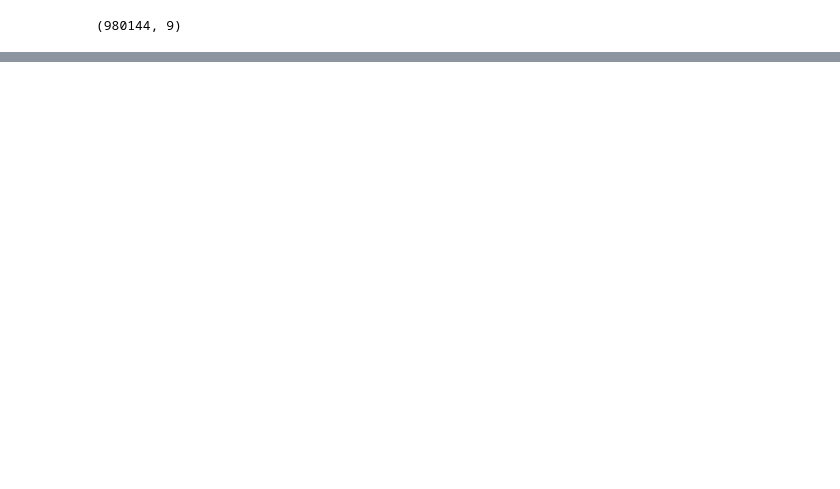
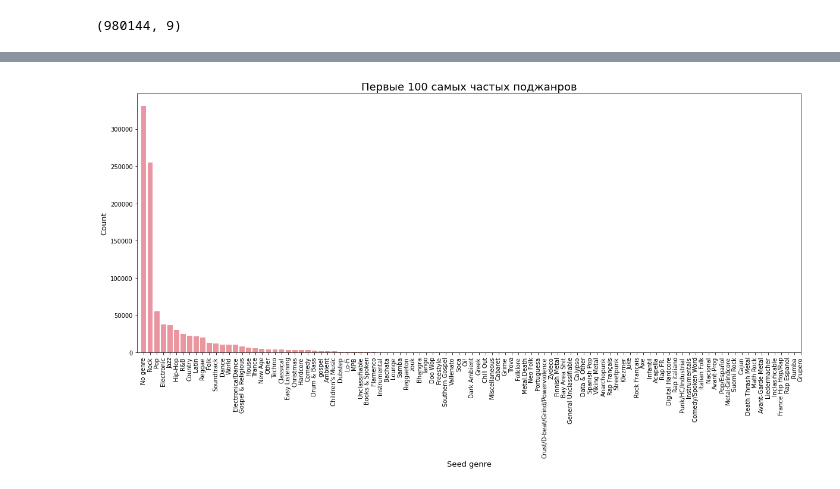
Before and after one commit to maxgalanov/RecSysYearProject, a Jupyter notebook: hse_rec_sys/notebooks/Data.ipynb, the cells around one changed output, grey strips where cells are left out. Cells and saved outputs as stored; diff of their text form; code cells hidden in the pictures; blank space fills up the shorter version.

```diff
--- a/hse_rec_sys/notebooks/Data.ipynb
+++ b/hse_rec_sys/notebooks/Data.ipynb
@@ -437,0 +354,13 @@ user_song_df.head()
+# %%
+fig = plt.figure(figsize = (20, 8))
+
+ax = sns.countplot(x='seed_genre', data=song_df, order=song_df['seed_genre'].value_counts().index);
+ax.set_xticklabels(ax.get_xticklabels(), rotation = 90)
+
+plt.xlim(-1, 100)
+
+plt.title('Первые 100 самых частых поджанров', fontsize=18)
+plt.ylabel('Count', fontsize=13);
+plt.xlabel('Seed genre', fontsize=13);
+# %% [output]
+[figure, added]
```
Also changed, not shown: parts of 86 cells of this notebook.
